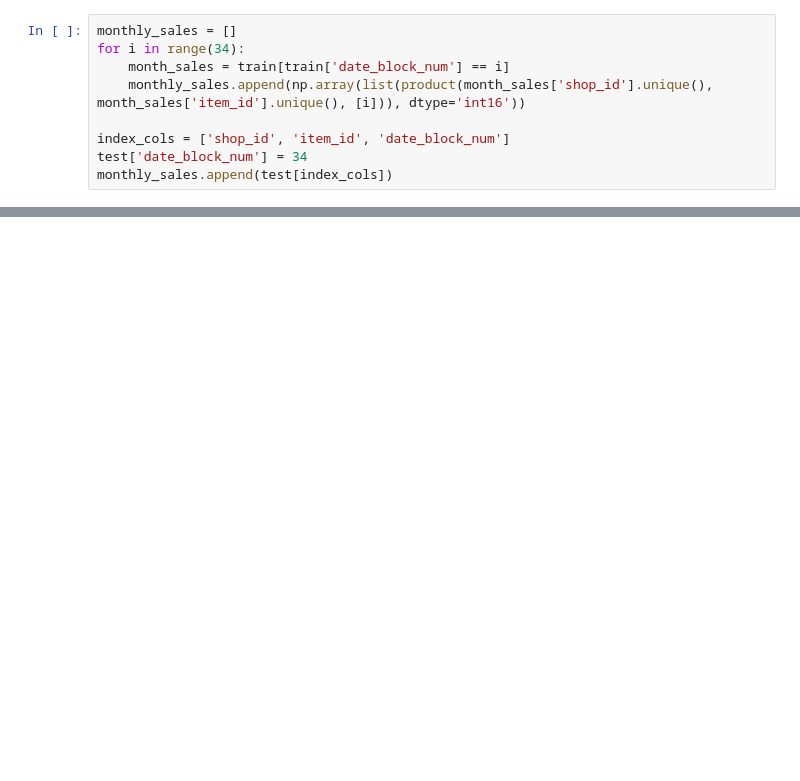
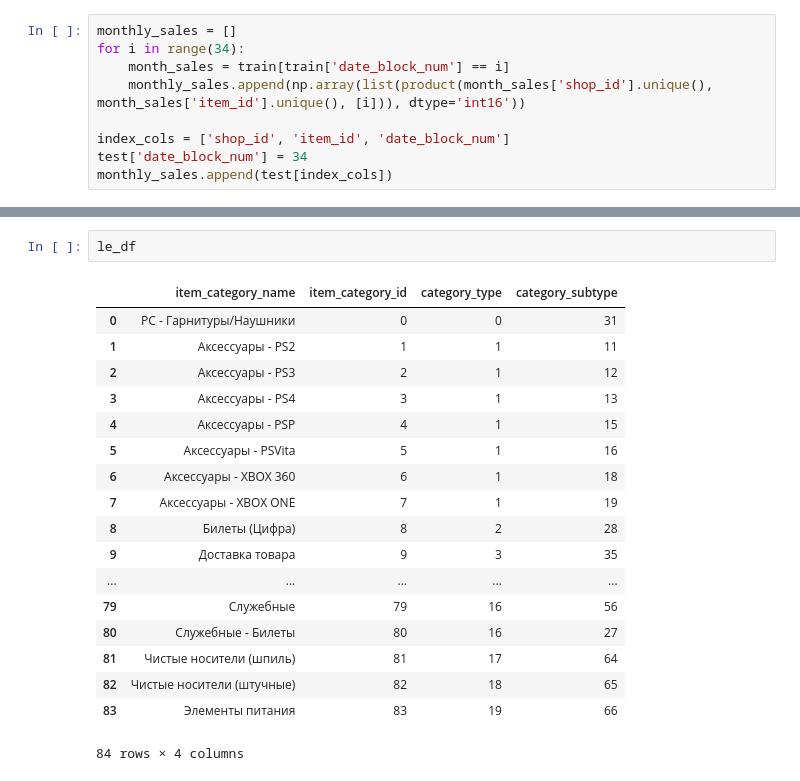
Before and after one commit to justinthe/kaggle_predict_future_sales, a Jupyter notebook: notebook/predict_future_sales_model.ipynb, the cells around one changed output, grey strips where cells are left out. Drawn from its saved outputs; the diff is of its cells as text; blank space fills up the shorter version.

```diff
--- a/notebook/predict_future_sales_model.ipynb
+++ b/notebook/predict_future_sales_model.ipynb
@@ -114,0 +116,21 @@ in = pd.DataFrame(np.vstack())
+# %%
+le_df
+# %% [output]
+|  | item_category_name | item_category_id | category_type | category_subtype |
+| 0 | PC - Гарнитуры/Наушники | 0 | 0 | 31 |
+| 1 | Аксессуары - PS2 | 1 | 1 | 11 |
+| 2 | Аксессуары - PS3 | 2 | 1 | 12 |
+| 3 | Аксессуары - PS4 | 3 | 1 | 13 |
+| 4 | Аксессуары - PSP | 4 | 1 | 15 |
+| 5 | Аксессуары - PSVita | 5 | 1 | 16 |
+| 6 | Аксессуары - XBOX 360 | 6 | 1 | 18 |
+| 7 | Аксессуары - XBOX ONE | 7 | 1 | 19 |
+| 8 | Билеты (Цифра) | 8 | 2 | 28 |
+| 9 | Доставка товара | 9 | 3 | 35 |
+| ... | ... | ... | ... | ... |
+| 79 | Служебные | 79 | 16 | 56 |
+| 80 | Служебные - Билеты | 80 | 16 | 27 |
+| 81 | Чистые носители (шпиль) | 81 | 17 | 64 |
+| 82 | Чистые носители (штучные) | 82 | 18 | 65 |
+| 83 | Элементы питания | 83 | 19 | 66 |
+84 rows × 4 columns
```
Also changed, not shown: parts of 17 cells of this notebook.
